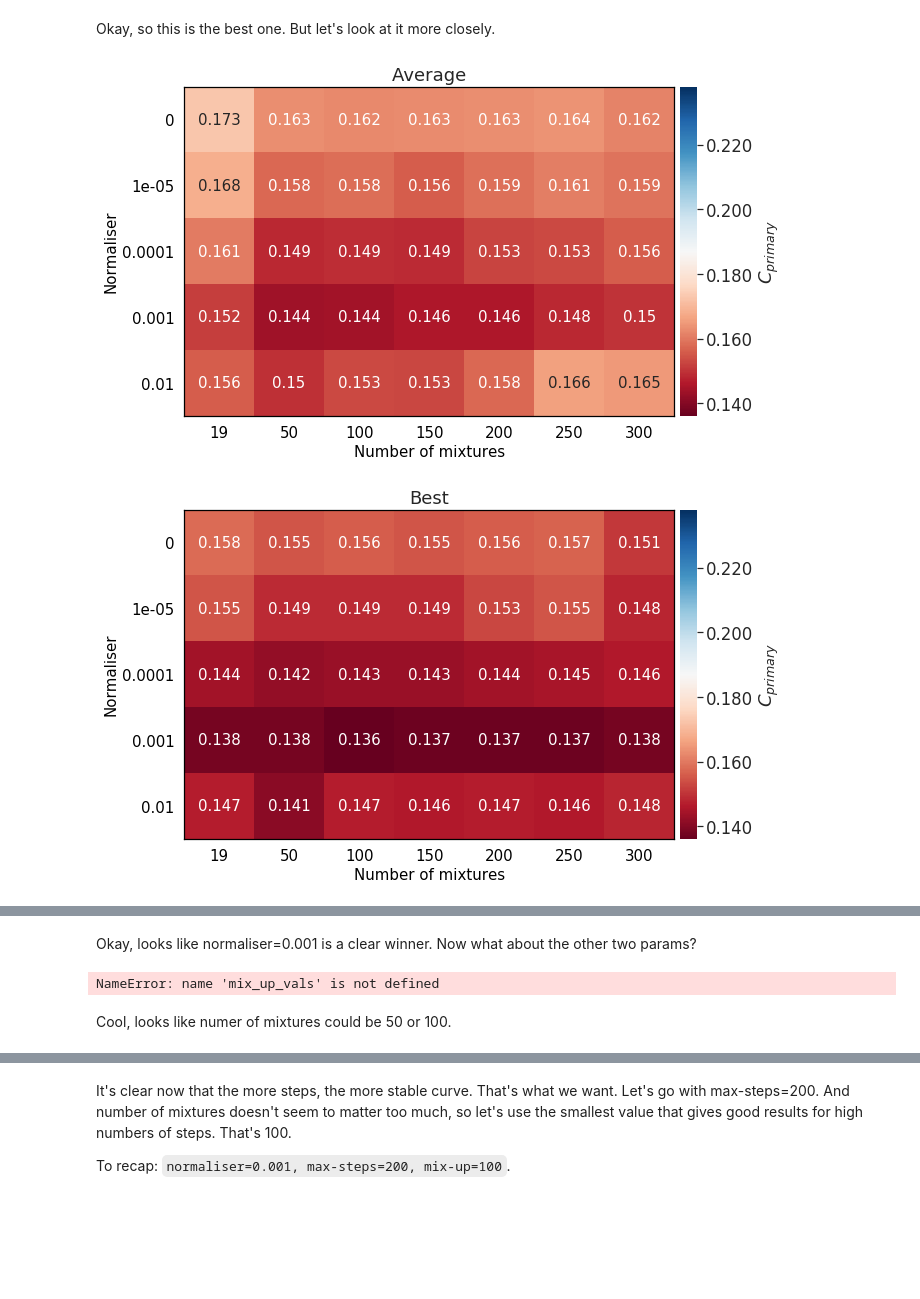
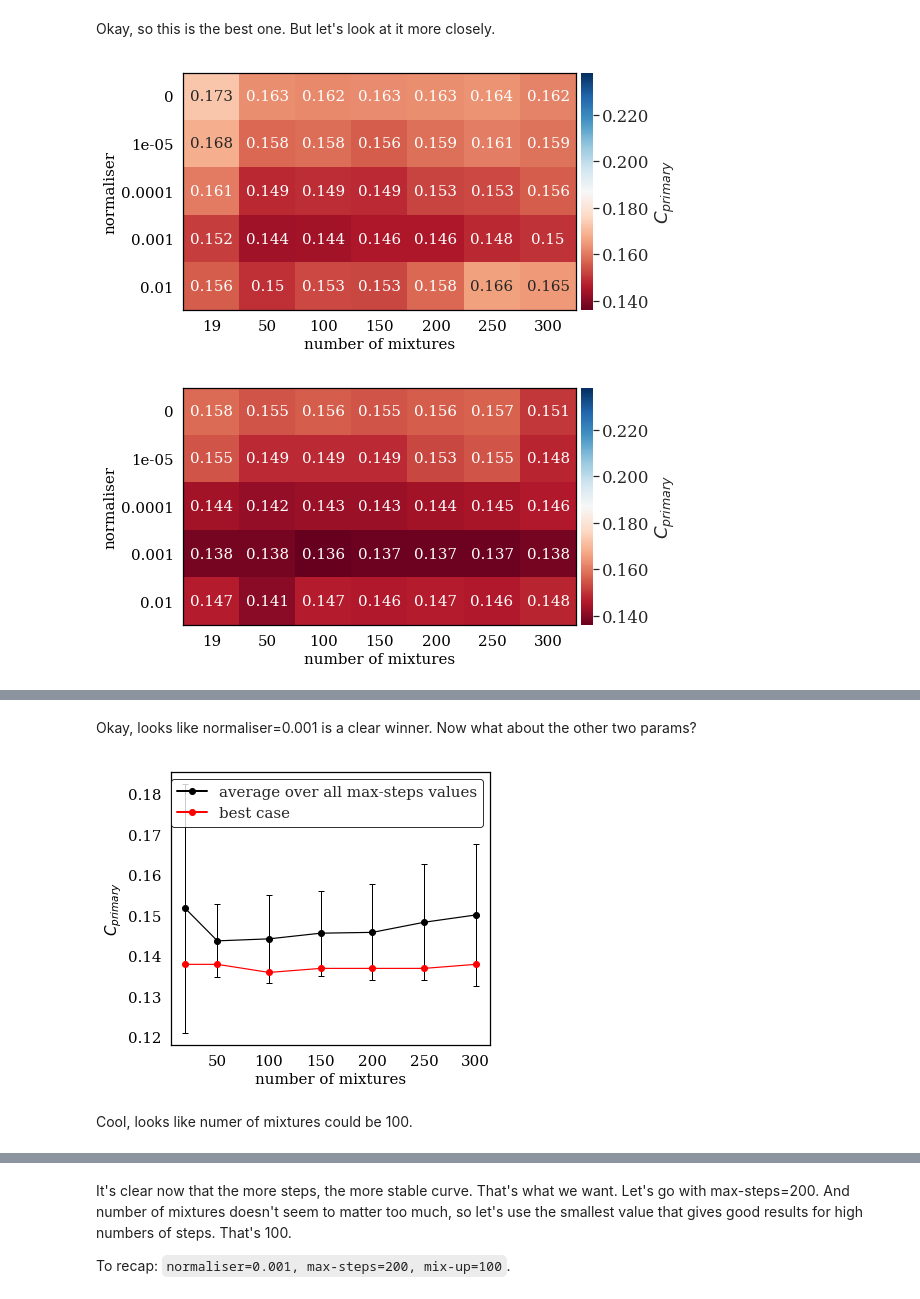
Before and after one commit to samsucik/prosodic-lid-globalphone-dissertation, a Jupyter notebook: graphing/Graphing.ipynb, the cells around one changed output, grey strips where cells are left out. Drawn from its saved outputs; the diff is of its cells as text; code cells hidden in the pictures; blank space fills up the shorter version.

Commit message:
Finished the structure of the implementation chapter. Plotted accuracy graphs and re-plotted the num-epochs graphs.

```diff
--- a/graphing/Graphing.ipynb
+++ b/graphing/Graphing.ipynb
@@ -392,27 +421,37 @@ Okay, so this is the best one. But let's look at it more closely.
 # %%
 matrices = np.zeros((len(max_steps_vals), len(normalizer_vals), len(mix_up_vals)))
 
 for i, max_step_val in enumerate(max_steps_vals):
     title = "C_primary dependent on normaliser and mix-up values for max-steps = {}".format(max_step_val)
     stats = grid_search_stats[grid_search_stats["max-steps"] == max_step_val]
     matrix = np.array([
                 [
                     stats[(stats["mix-up"] == mix_up) & (stats["normaliser"] == norm)]["c_prim"].item()
                     for mix_up in mix_up_vals
                 ]
                 for norm in normalizer_vals
              ])
     matrices[i] = matrix
+h = 4.5
+w = 8.5
+xlabel = "number of mixtures"
+# average
+fig = graphing.plot_heatmap(np.average(matrices, axis=0), ys=normalizer_vals, xs=mix_up_vals, y_label="normaliser", x_label=xlabel,
+             height=h, width=w, cmap="RdBu", logColourbar=False, scale_label=r"$C_{primary}$", scale_format="%.3f",
+             min_v=c_min, max_v=c_max)
+graphing.save_fig(fig, name="normaliser_vs_mix-up_avg")
 
-fig = plot_heatmap(np.average(matrices, axis=0), ys=normalizer_vals, xs=mix_up_vals, y_label="Normaliser", x_label="Number of mixtures",
-             height=6, cmap="RdBu", logColourbar=False, scale_label=r"$C_{primary}$", scale_format="%.3f",
-             min_v=c_min, max_v=c_max, title="Average")
-fig = plot_heatmap(matrices.min(axis=0), ys=normalizer_vals, xs=mix_up_vals, y_label="Normaliser", x_label="Number of mixtures",
-             height=6, cmap="RdBu", logColourbar=False, scale_label=r"$C_{primary}$", scale_format="%.3f",
-             min_v=c_min, max_v=c_max, title="Best")
-fig = plot_heatmap(matrices.max(axis=0), ys=normalizer_vals, xs=mix_up_vals, y_label="Normaliser", x_label="Number of mixtures",
-             height=6, cmap="RdBu", logColourbar=False, scale_label=r"$C_{primary}$", scale_format="%.3f",
-             min_v=c_min, max_v=c_max, title="Worst")
+# best
+fig = graphing.plot_heatmap(matrices.min(axis=0), ys=normalizer_vals, xs=mix_up_vals, y_label="normaliser", x_label=xlabel,
+             height=h, width=w, cmap="RdBu", logColourbar=False, scale_label=r"$C_{primary}$", scale_format="%.3f",
+             min_v=c_min, max_v=c_max)
+graphing.save_fig(fig, name="normaliser_vs_mix-up_best")
+
+# worst
+fig = graphing.plot_heatmap(matrices.max(axis=0), ys=normalizer_vals, xs=mix_up_vals, y_label="normaliser", x_label=xlabel,
+             height=h, width=w, cmap="RdBu", logColourbar=False, scale_label=r"$C_{primary}$", scale_format="%.3f",
+             min_v=c_min, max_v=c_max)
+# graphing.save_fig(fig, name="normaliser_vs_mix-up_worst")
 # %% [output]
-[figure, old version]
+[figure, new version]
-[figure, old version]
+[figure, new version]
@@ -423,24 +462,35 @@ Okay, looks like normaliser=0.001 is a clear winner. Now what about the other tw
 stats_for_fixed_normaliser = []
 
 for mix_up_val in mix_up_vals:
-    data_points = grid_search_stats[(grid_search_stats["normaliser"] == 0.001) & (grid_search_stats["mix-up"] == mix_up_val)]["c_prim"]
+    data_points = grid_search_stats[(grid_search_stats["normaliser"] == 0.001) &
+                                    (grid_search_stats["mix-up"] == mix_up_val)
+                                   ]["c_prim"]
     mean = data_points.mean()
+    minimum = data_points.min()
     stdev = data_points.std()
-    stats_for_fixed_normaliser.append(np.array([mean, stdev]))
+    stats_for_fixed_normaliser.append(np.array([mean, stdev, minimum]))
 
-    data_line =[{
-        "values": np.array(stats_for_fixed_normaliser)[:, 0],
-        "xs": mix_up_vals,
-        "err_bars": np.array(stats_for_fixed_normaliser)[:, 1],
-        "label": None,
-        "colour": "black",
-        "symbol": "x"
-    }]
+data_line =[{
+    "values": np.array(stats_for_fixed_normaliser)[:, 0],
+    "xs": mix_up_vals,
+    "err_bars": np.array(stats_for_fixed_normaliser)[:, 1],
+    "label": "average over all max-steps values",
+    "colour": "black",
+    "symbol": "."
+}]
+data_line.append({
+    "values": np.array(stats_for_fixed_normaliser)[:, 2],
+    "xs": mix_up_vals,
+    "label": "best case",
+    "colour": "red",
+    "symbol": "."
+})
 
-fig = graphing.plot_linear(data_line, x_label="Number of mixtures", y_label="$C_{primary}$",
-                legend_loc=0, mark_maxima=False, axis_scales="normal", figsize=(8, 6),
-                ymin=None, ymax=None, use_legend=False)
+fig = graphing.plot_linear(data_line, x_label="number of mixtures", y_label="$C_{primary}$",
+                legend_loc=0, mark_maxima=False, axis_scales="normal", figsize=(6, 5),
+                ymin=None, ymax=None, use_legend=True)
+graphing.save_fig(fig, name="logit_mix-up")
 # %% [output]
-NameError: name 'mix_up_vals' is not defined
+[figure, added]
 # %% [markdown]
-Cool, looks like numer of mixtures could be 50 or 100.
+Cool, looks like numer of mixtures could be 100.
```
Also changed, not shown: parts of 8 cells of this notebook, 26 other files.
